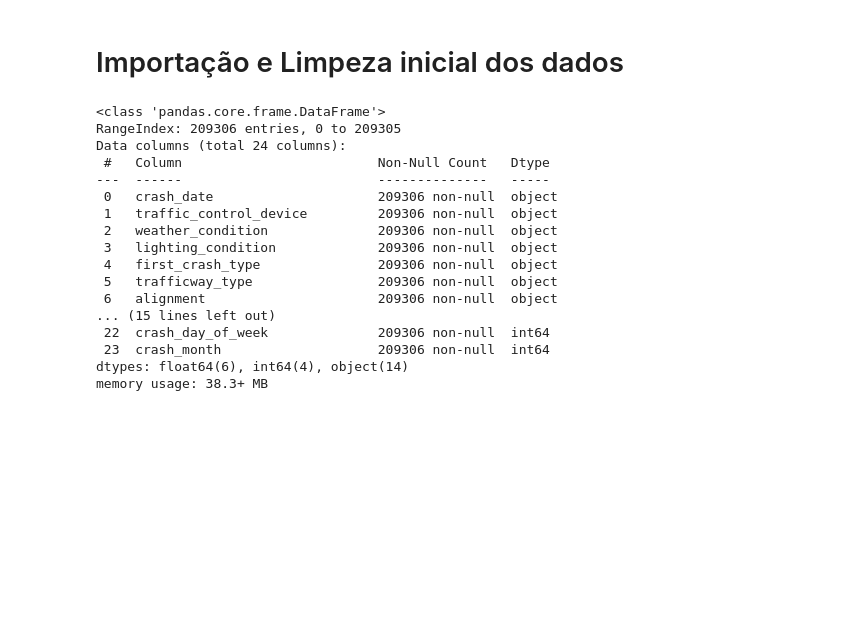
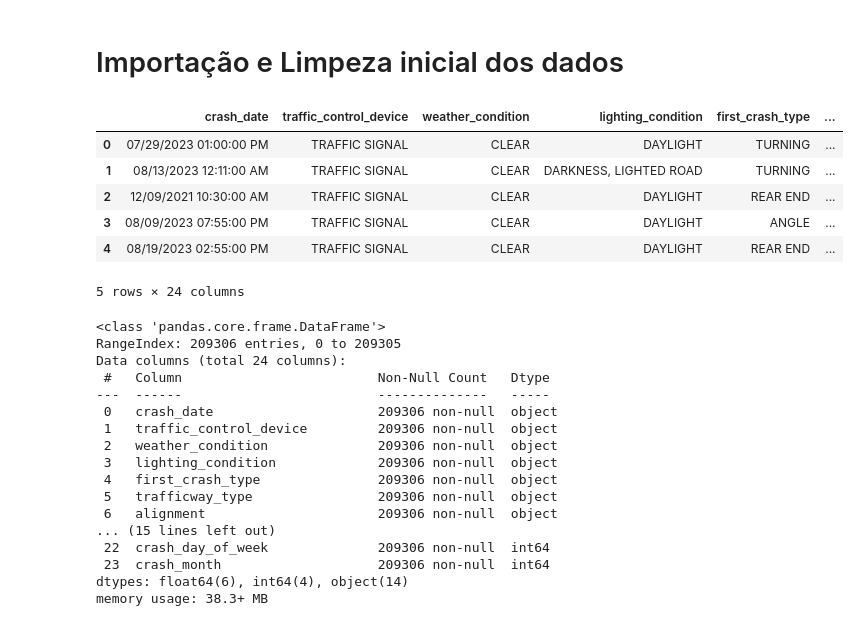
Before and after one commit to rubensabacherli/EDA_Traffic_Accidents, a Jupyter notebook: traffic-accidents.ipynb, the cells around one changed output. Drawn from its saved outputs; the diff is of its cells as text; code cells hidden in the pictures; blank space fills up the shorter version.

```diff
--- a/traffic-accidents.ipynb
+++ b/traffic-accidents.ipynb
@@ -66,6 +66,16 @@ for dirname, _, filenames in os.walk('/kaggle/input'):
 # Importação e Limpeza inicial dos dados
 # %%
 data = pd.read_csv('/kaggle/input/traffic-accidents/traffic_accidents.csv')
+# %%
+data.head()
+# %% [output]
+|  | crash_date | traffic_control_device | weather_condition | lighting_condition | first_crash_type | ... |
+| 0 | 07/29/2023 01:00:00 PM | TRAFFIC SIGNAL | CLEAR | DAYLIGHT | TURNING | ... |
+| 1 | 08/13/2023 12:11:00 AM | TRAFFIC SIGNAL | CLEAR | DARKNESS, LIGHTED ROAD | TURNING | ... |
+| 2 | 12/09/2021 10:30:00 AM | TRAFFIC SIGNAL | CLEAR | DAYLIGHT | REAR END | ... |
+| 3 | 08/09/2023 07:55:00 PM | TRAFFIC SIGNAL | CLEAR | DAYLIGHT | ANGLE | ... |
+| 4 | 08/19/2023 02:55:00 PM | TRAFFIC SIGNAL | CLEAR | DAYLIGHT | REAR END | ... |
+5 rows × 24 columns
 # %%
 data.info()
 # %% [output]
```
Also changed, not shown: parts of 6 cells of this notebook.
